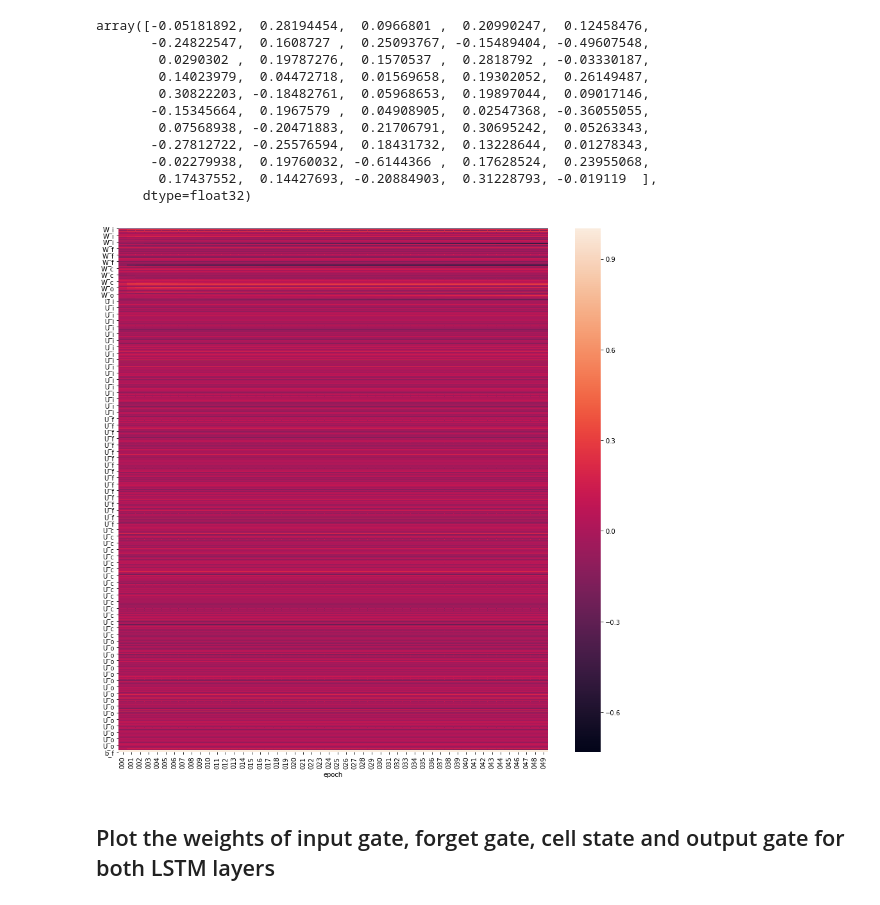
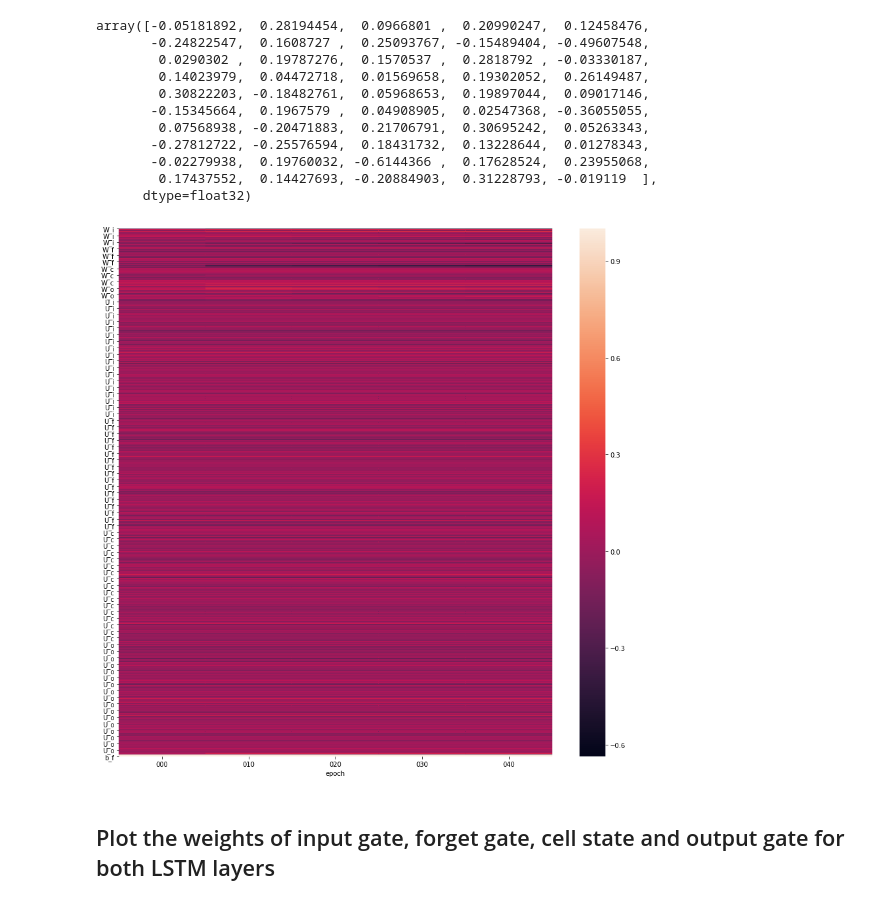
Before and after one commit to gj0706/my_research, a Jupyter notebook: neural_network/lstm_exploration.ipynb, the cells around one changed output. Saved outputs shown, nothing was run; the diff lists cells and outputs as text; code cells hidden in the pictures.

```diff
--- a/neural_network/lstm_exploration.ipynb
+++ b/neural_network/lstm_exploration.ipynb
@@ -461,21 +557,21 @@ array([-0.05181892,  0.28194454,  0.0966801 ,  0.20990247,  0.12458476,
 # %%
 from copy import copy
 df = {}
-for epoch in np.arange(0,50):
+for epoch in np.arange(0,50,10):
     model.load_weights("weights{:03d}.hdf5".format(epoch+1))
     WUb = get_LSTMweights(model,model.layers[0])
     weight,wlabel = vectorize_with_labels(*WUb)
     df["{:03d}".format(epoch)] = copy(weight)
 
 df = pd.DataFrame(df,index=wlabel)
 df = df[np.sort(df.columns)]
 
 pyplot.figure(figsize=(15,15))
 sns.heatmap(df)
 pyplot.xlabel('epoch')
 pyplot.show()
 # %% [output]
-[figure, old version]
+[figure, new version]
 # %% [markdown]
 ## Plot the weights of input gate, forget gate, cell state and output gate for both LSTM layers
 # %%
```
Also changed, not shown: parts of 7 cells of this notebook.
